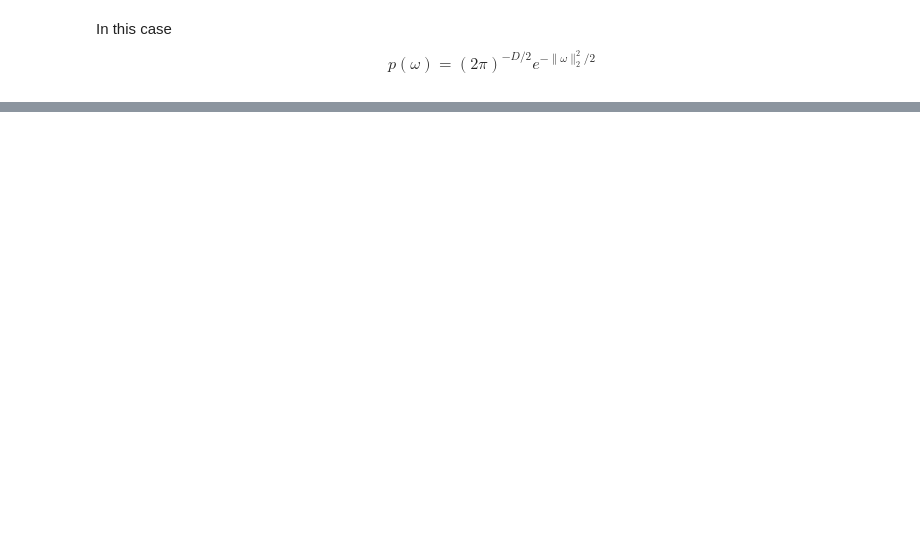
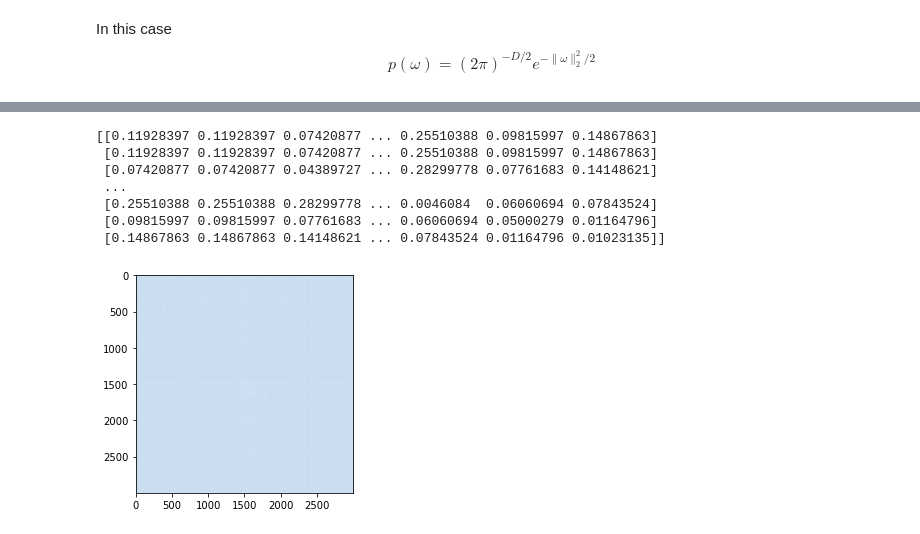
Before and after one commit to cjfelixx/machine-learning-graduate-research, a Jupyter notebook: KernelLeastSquares/kernelLeastSquares.ipynb, the cells around one changed output, grey strips where cells are left out. Saved outputs shown, nothing was run; the diff lists cells and outputs as text; code cells hidden in the pictures; blank space fills up the shorter version.

```diff
--- a/KernelLeastSquares/kernelLeastSquares.ipynb
+++ b/KernelLeastSquares/kernelLeastSquares.ipynb
@@ -118,0 +136,14 @@ b = np.random.uniform(0,2*np.pi,size_dictionary)
+# %%
+from sklearn.metrics.pairwise import rbf_kernel
+K = rbf_kernel(X, gamma=3.73)
+plt.imshow(abs(K-kernel),cmap=plt.cm.Blues)
+print(abs(K-kernel))
+# %% [output]
+[[0.11928397 0.11928397 0.07420877 ... 0.25510388 0.09815997 0.14867863]
+ [0.11928397 0.11928397 0.07420877 ... 0.25510388 0.09815997 0.14867863]
+ [0.07420877 0.07420877 0.04389727 ... 0.28299778 0.07761683 0.14148621]
+ ...
+ [0.25510388 0.25510388 0.28299778 ... 0.0046084  0.06060694 0.07843524]
+ [0.09815997 0.09815997 0.07761683 ... 0.06060694 0.05000279 0.01164796]
+ [0.14867863 0.14867863 0.14148621 ... 0.07843524 0.01164796 0.01023135]]
+[figure, added]
```
Also changed, not shown: parts of 8 cells of this notebook.
